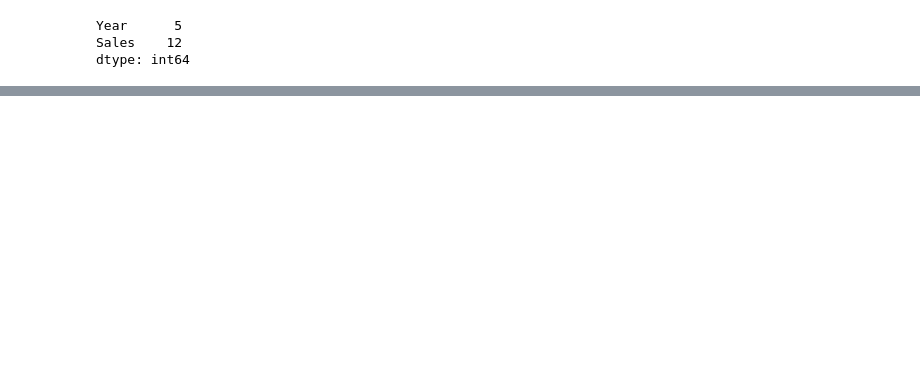
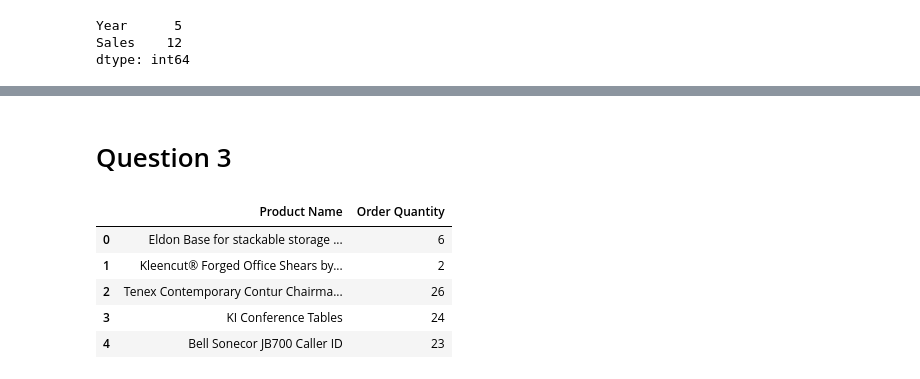
Before and after one commit to rajhans28/DS-Retail-Case-Study, a Jupyter notebook: Retail Case Study.ipynb, the cells around one changed output, grey strips where cells are left out. Cells and saved outputs as stored; diff of their text form; code cells hidden in the pictures; blank space fills up the shorter version.

```diff
--- a/Retail Case Study.ipynb
+++ b/Retail Case Study.ipynb
@@ -150,0 +213,12 @@ Name: Discount, dtype: float64
+# %% [markdown]
+# Question 3
+# %%
+df4=df[['Product Name','Order Quantity']]
+df4.head()
+# %% [output]
+|  | Product Name | Order Quantity |
+| 0 | Eldon Base for stackable storage ... | 6 |
+| 1 | Kleencut® Forged Office Shears by... | 2 |
+| 2 | Tenex Contemporary Contur Chairma... | 26 |
+| 3 | KI Conference Tables | 24 |
+| 4 | Bell Sonecor JB700 Caller ID | 23 |
```
Also changed, not shown: parts of 28 cells of this notebook.
